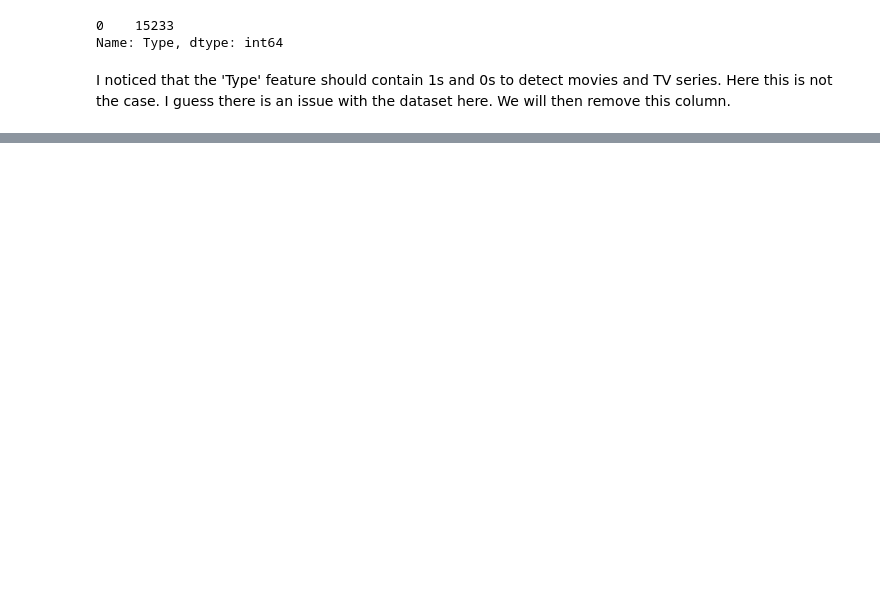
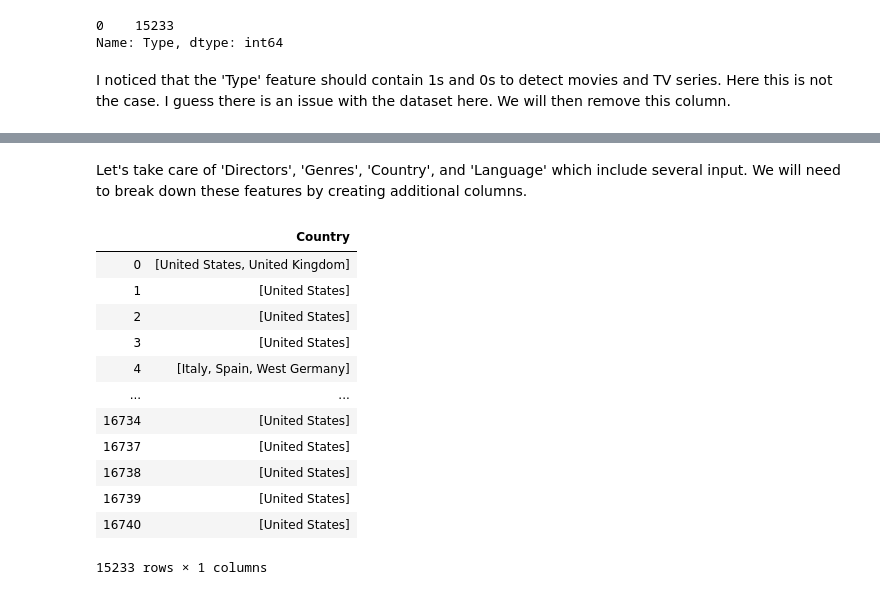
Before and after one commit to SalimAmarti/OTT_movies_Project, a Jupyter notebook: OTT project.ipynb, the cells around one changed output, grey strips where cells are left out. Cells and saved outputs as stored; diff of their text form; code cells hidden in the pictures; blank space fills up the shorter version.

```diff
--- a/OTT project.ipynb
+++ b/OTT project.ipynb
@@ -143,3 +143,5 @@ data_clean.head()
 | 2 | 3 | Avengers: Infinity War | 2018 | 8.5 | 1 | 0 | 0 | 0 | Anthony Russo,Joe Russo | Action,Adventure,Sci-Fi | ... |
 | 3 | 4 | Back to the Future | 1985 | 8.5 | 1 | 0 | 0 | 0 | Robert Zemeckis | Adventure,Comedy,Sci-Fi | ... |
 | 4 | 5 | The Good, the Bad and the Ugly | 1966 | 8.8 | 1 | 0 | 1 | 0 | Sergio Leone | Western | ... |
+# %% [markdown]
+Let's take care of 'Directors', 'Genres', 'Country', and 'Language' which include several input. We will need to break down these features by creating additional columns.
@@ -145,0 +150,18 @@ data_clean.head()
+# %%
+test2 = pd.DataFrame(test)
+# %%
+test2
+# %% [output]
+|  | Country |
+| 0 | [United States, United Kingdom] |
+| 1 | [United States] |
+| 2 | [United States] |
+| 3 | [United States] |
+| 4 | [Italy, Spain, West Germany] |
+| ... | ... |
+| 16734 | [United States] |
+| 16737 | [United States] |
+| 16738 | [United States] |
+| 16739 | [United States] |
+| 16740 | [United States] |
+15233 rows × 1 columns
```
Also changed, not shown: parts of 4 cells of this notebook.
